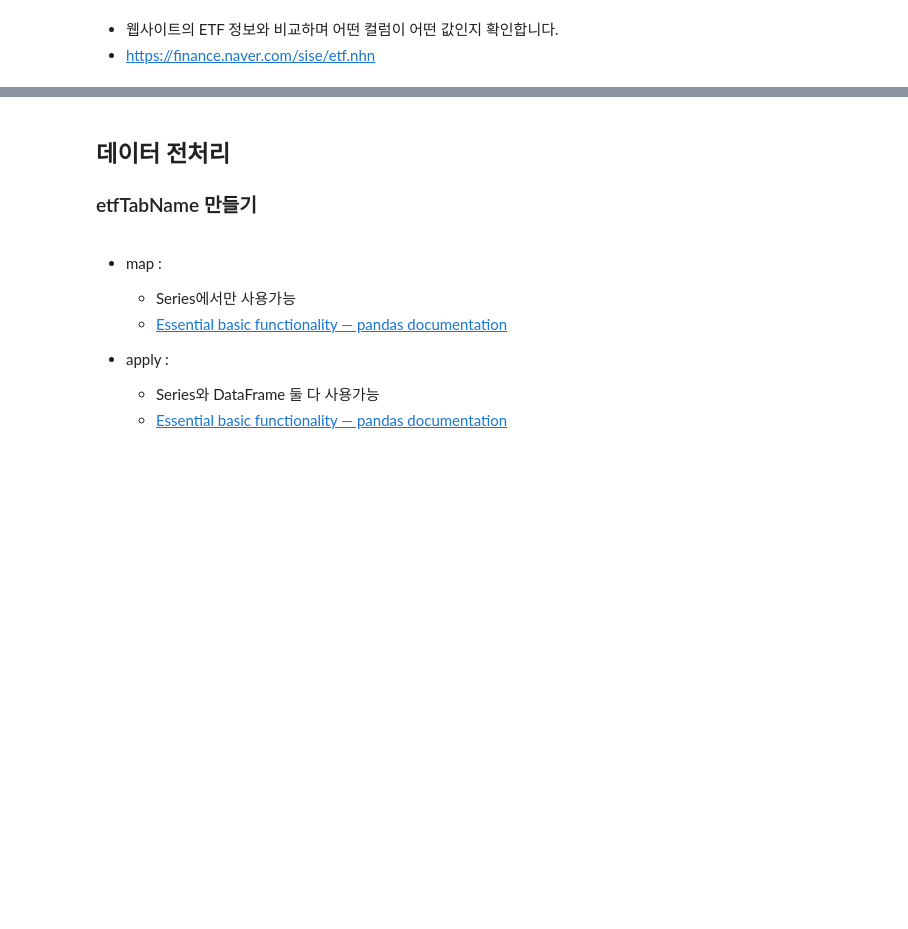
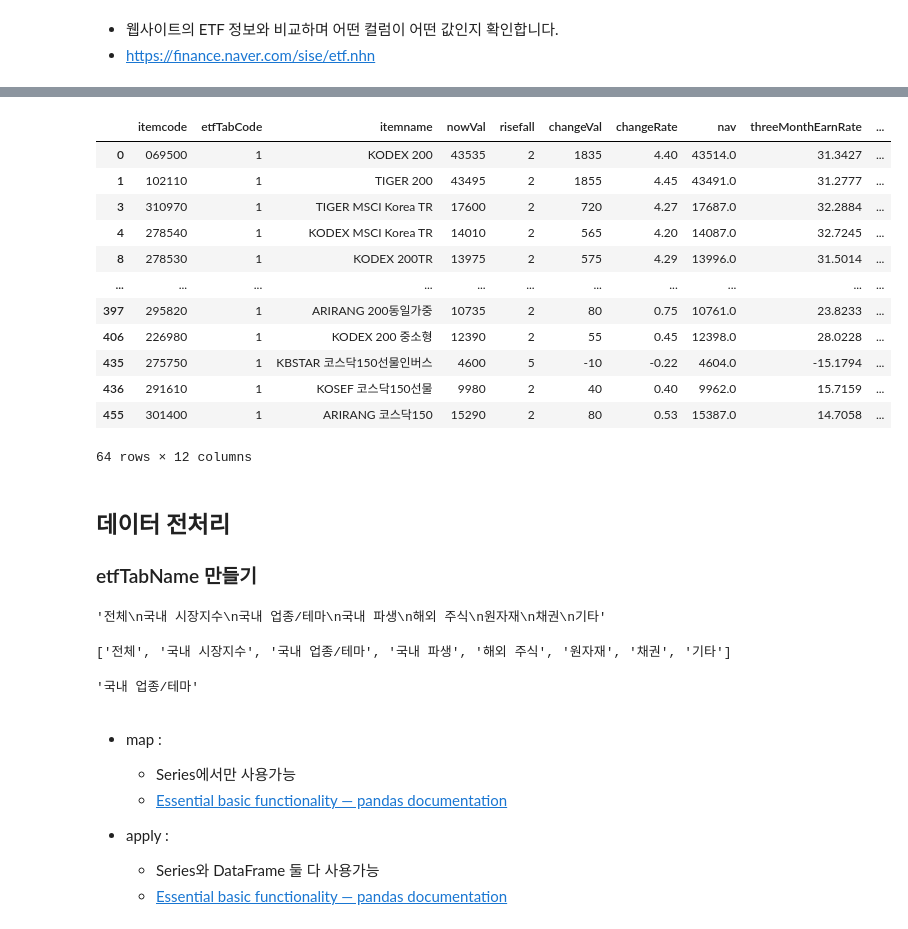
Before and after one commit to corazzon/finance-data-analysis, a Jupyter notebook: 4.2 ETF 전처리-input.ipynb, the cells around one changed output, grey strips where cells are left out. Cells and saved outputs as stored; diff of their text form; code cells hidden in the pictures; blank space fills up the shorter version.

```diff
--- a/4.2 ETF 전처리-input.ipynb
+++ b/4.2 ETF 전처리-input.ipynb
@@ -18,4 +25,5 @@
 # %%
 # 이전 수업에서 수집해서 저장해둔 csv 파일을 읽어옵니다.
 # itemcode 숫자 앞의 0 이 지워진다면 dtype={"itemcode": np.object} 로 타입을 지정해 주면 문자형태로 읽어옵니다.
-# df
+df = pd.read_csv(file_name, dtype={"itemcode":np.object})
+df.shape
@@ -41,7 +111,22 @@
 # %%
 # pandas 의 boolean Indexing을 사용해서
 # 국내 시장지수(etfTabCode == 1)의 데이터들만 확인하여 봅니다.
 # 조건문의 결과가 Index와  True, False 로 나오기 때문에 boolean Indexing 이라 부릅니다.
+df[df["etfTabCode"] == 1]
+# %% [output]
+|  | itemcode | etfTabCode | itemname | nowVal | risefall | changeVal | changeRate | nav | threeMonthEarnRate | ... |
+| 0 | 069500 | 1 | KODEX 200 | 43535 | 2 | 1835 | 4.40 | 43514.0 | 31.3427 | ... |
+| 1 | 102110 | 1 | TIGER 200 | 43495 | 2 | 1855 | 4.45 | 43491.0 | 31.2777 | ... |
+| 3 | 310970 | 1 | TIGER MSCI Korea TR | 17600 | 2 | 720 | 4.27 | 17687.0 | 32.2884 | ... |
+| 4 | 278540 | 1 | KODEX MSCI Korea TR | 14010 | 2 | 565 | 4.20 | 14087.0 | 32.7245 | ... |
+| 8 | 278530 | 1 | KODEX 200TR | 13975 | 2 | 575 | 4.29 | 13996.0 | 31.5014 | ... |
+| ... | ... | ... | ... | ... | ... | ... | ... | ... | ... | ... |
+| 397 | 295820 | 1 | ARIRANG 200동일가중 | 10735 | 2 | 80 | 0.75 | 10761.0 | 23.8233 | ... |
+| 406 | 226980 | 1 | KODEX 200 중소형 | 12390 | 2 | 55 | 0.45 | 12398.0 | 28.0228 | ... |
+| 435 | 275750 | 1 | KBSTAR 코스닥150선물인버스 | 4600 | 5 | -10 | -0.22 | 4604.0 | -15.1794 | ... |
+| 436 | 291610 | 1 | KOSEF 코스닥150선물 | 9980 | 2 | 40 | 0.40 | 9962.0 | 15.7159 | ... |
+| 455 | 301400 | 1 | ARIRANG 코스닥150 | 15290 | 2 | 80 | 0.53 | 15387.0 | 14.7058 | ... |
+64 rows × 12 columns
 # %% [markdown]
 ## 데이터 전처리
 ### etfTabName 만들기
@@ -56,6 +141,12 @@ eftcode = """전체
 원자재
 채권
 기타"""
+eftcode
+# %% [output]
+'전체\n국내 시장지수\n국내 업종/테마\n국내 파생\n해외 주식\n원자재\n채권\n기타'
 # %%
 # split으로 나누어 list형 데이터를 만듭니다.
-# etf_tab_name
+etf_tab_name = eftcode.split("\n")
+etf_tab_name
+# %% [output]
+['전체', '국내 시장지수', '국내 업종/테마', '국내 파생', '해외 주식', '원자재', '채권', '기타']
@@ -64,3 +153,10 @@ eftcode = """전체
+# %%
+def find_eft_tab_name(no):
+    return etf_tab_name[no]
+
+find_eft_tab_name(2)
+# %% [output]
+'국내 업종/테마'
 # %%
 # etfTabName 이름이 직관적이지 않기 때문에 한글로 변경해 줍니다.
 # map과 lambda 함수를 이용하여 eftTabCode column들의 각 cell의 내용에 따라
```
Also changed, not shown: parts of 29 cells of this notebook, 16 other files.
